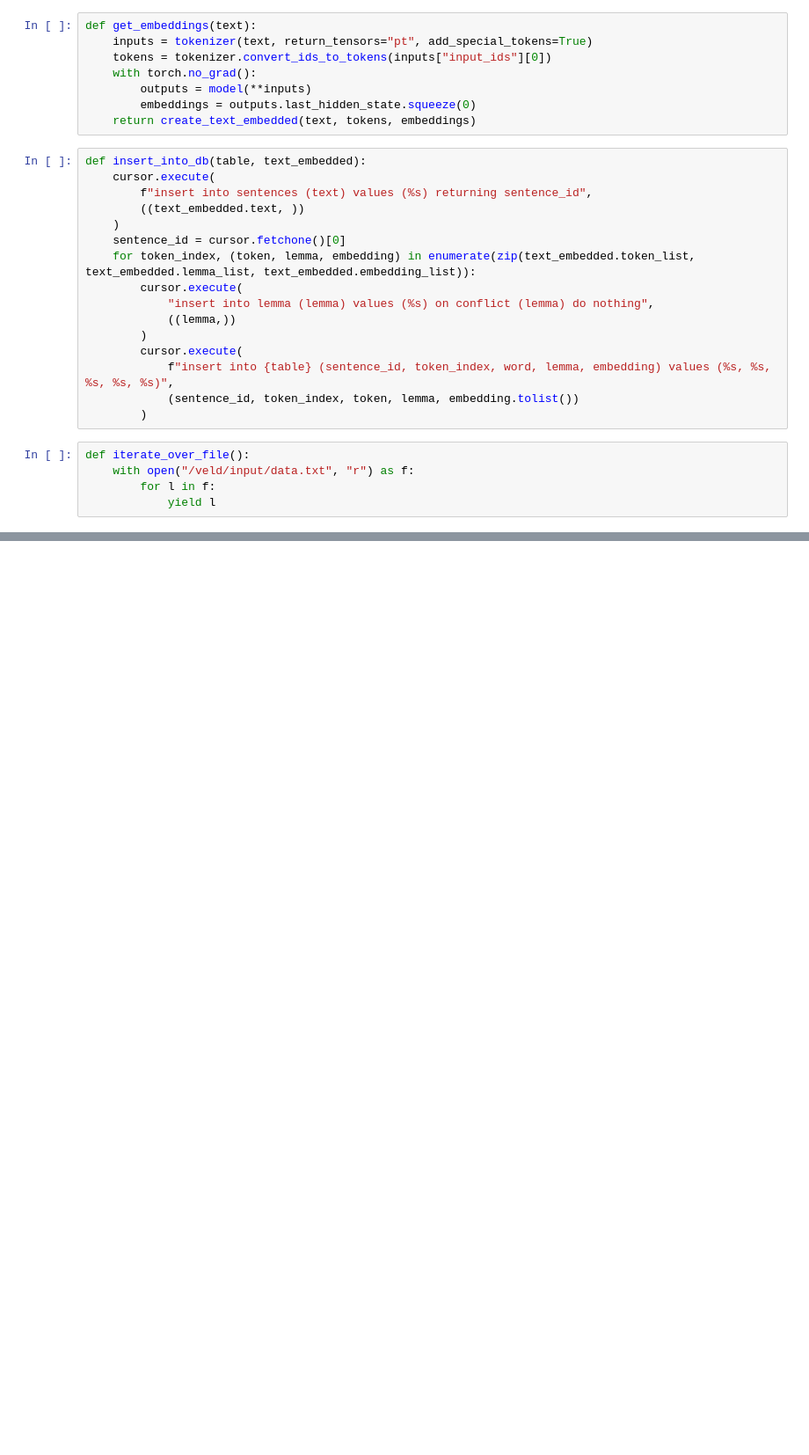
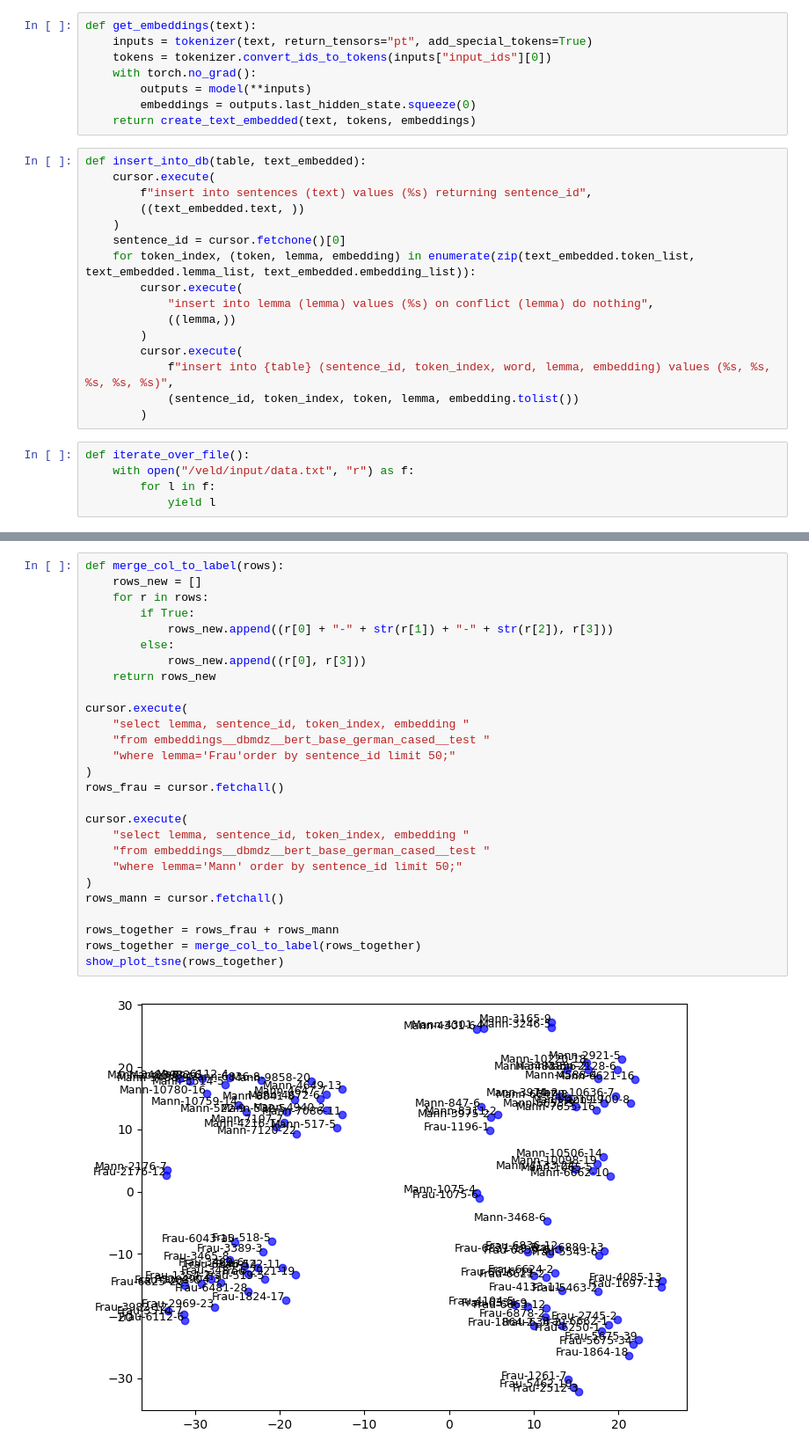
Before and after one commit to veldhub/veld_code__bert_embeddings, a Jupyter notebook: src/infer.ipynb, the cells around one changed output, grey strips where cells are left out. Shown: that part at 88% size. Saved outputs shown, nothing was run; the diff lists cells and outputs as text; blank space fills up the shorter version.

```diff
--- a/src/infer.ipynb
+++ b/src/infer.ipynb
@@ -114,0 +202,29 @@ for i, text in enumerate(iterate_over_file()):
+# %%
+def merge_col_to_label(rows):
+    rows_new = []
+    for r in rows:
+        if True:
+            rows_new.append((r[0] + "-" + str(r[1]) + "-" + str(r[2]), r[3]))
+        else:
+            rows_new.append((r[0], r[3]))
+    return rows_new
+
+cursor.execute(
+    "select lemma, sentence_id, token_index, embedding "
+    "from embeddings__dbmdz__bert_base_german_cased__test "
+    "where lemma='Frau'order by sentence_id limit 50;"
+)
+rows_frau = cursor.fetchall()
+
+cursor.execute(
+    "select lemma, sentence_id, token_index, embedding "
+    "from embeddings__dbmdz__bert_base_german_cased__test "
+    "where lemma='Mann' order by sentence_id limit 50;"
+)
+rows_mann = cursor.fetchall()
+
+rows_together = rows_frau + rows_mann
+rows_together = merge_col_to_label(rows_together)
+show_plot_tsne(rows_together)
+# %% [output]
+[figure, added]
```
Also changed, not shown: parts of 7 cells of this notebook, 1 other file.
